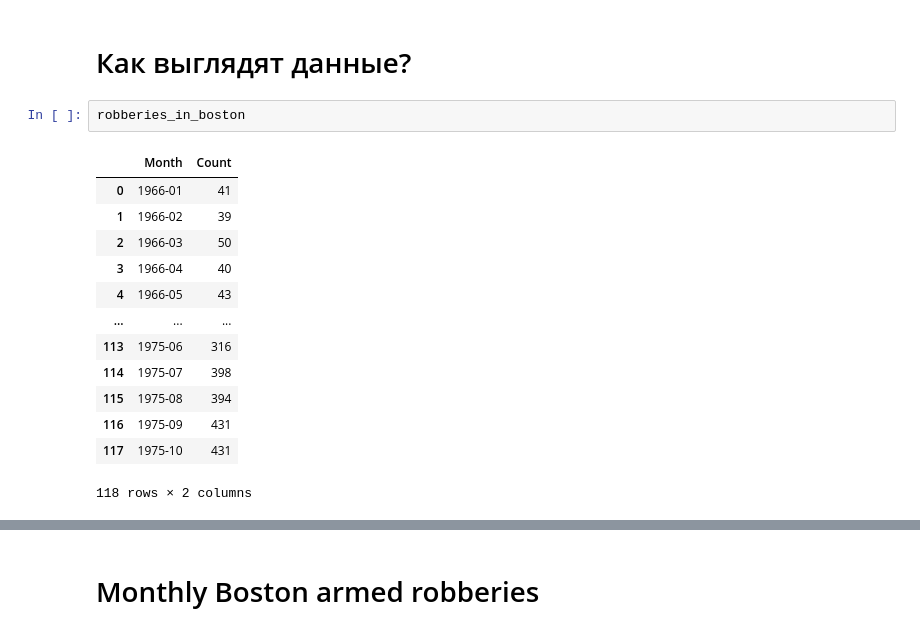
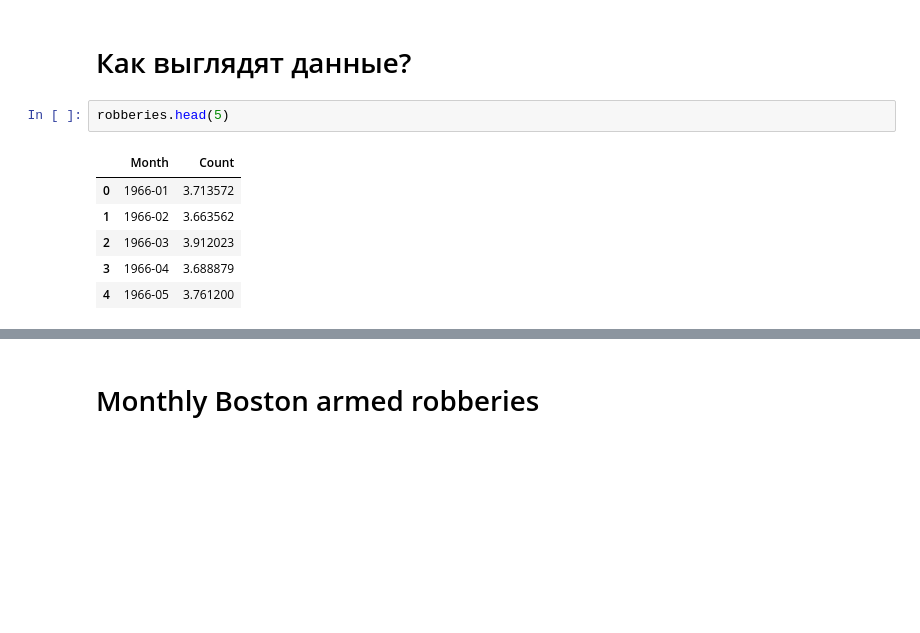
Before and after one commit to sergeydenisow/ARIMA, a Jupyter notebook: ARIMA.ipynb, the cells around one changed output, grey strips where cells are left out. Saved outputs shown, nothing was run; the diff lists cells and outputs as text; blank space fills up the shorter version.

```diff
--- a/ARIMA.ipynb
+++ b/ARIMA.ipynb
@@ -53,20 +48,13 @@ def test_stationarity(timeseries):
     print(dfoutput)
 # %% [markdown]
 # Как выглядят данные?
-# %%
-robberies_in_boston
-# %% [output]
-|  | Month | Count |
-| 0 | 1966-01 | 41 |
-| 1 | 1966-02 | 39 |
-| 2 | 1966-03 | 50 |
-| 3 | 1966-04 | 40 |
-| 4 | 1966-05 | 43 |
-| ... | ... | ... |
-| 113 | 1975-06 | 316 |
-| 114 | 1975-07 | 398 |
-| 115 | 1975-08 | 394 |
-| 116 | 1975-09 | 431 |
-| 117 | 1975-10 | 431 |
-118 rows × 2 columns
+# %%
+robberies.head(5)
+# %% [output]
+|  | Month | Count |
+| 0 | 1966-01 | 3.713572 |
+| 1 | 1966-02 | 3.663562 |
+| 2 | 1966-03 | 3.912023 |
+| 3 | 1966-04 | 3.688879 |
+| 4 | 1966-05 | 3.761200 |
 # %%
```
Also changed, not shown: parts of 48 cells of this notebook.
